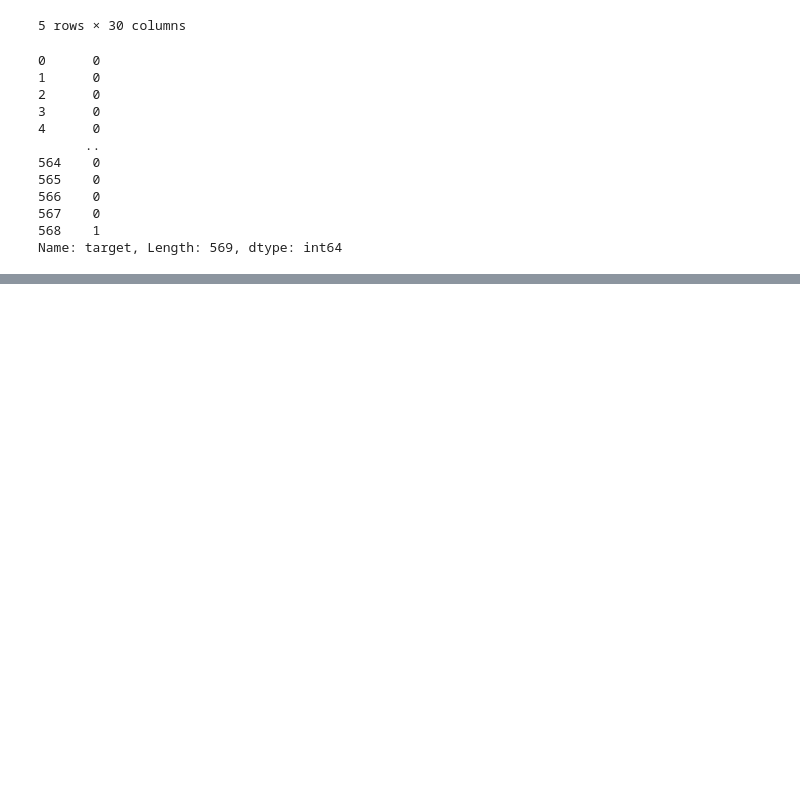
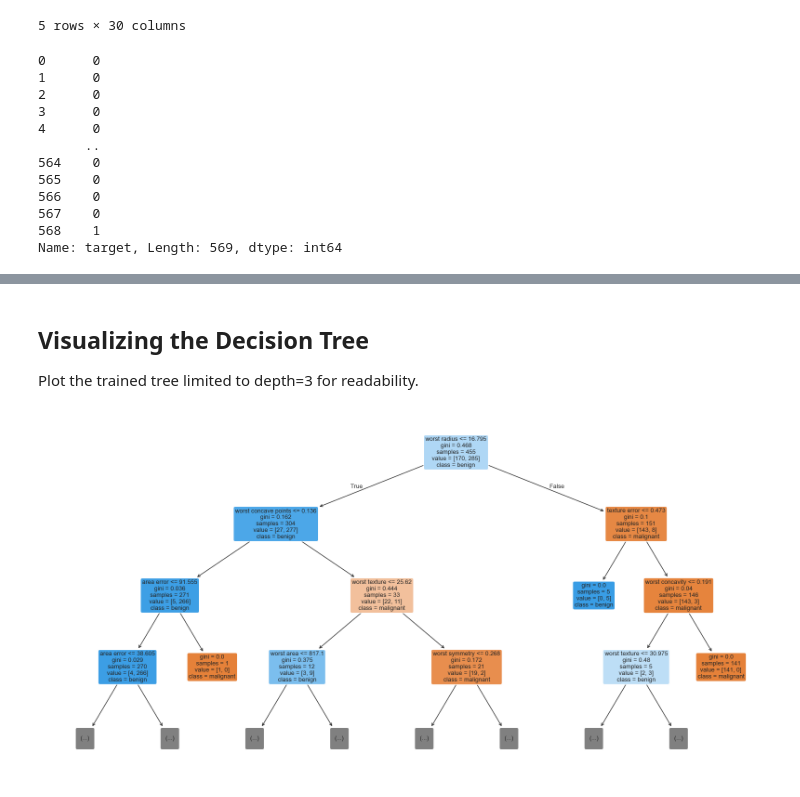
Before and after one commit to t0dd26/CMOR438-Spring-2025, a Jupyter notebook: Supervised ML/Classification/DecisionTreeClassification.ipynb, the cells around one changed output, grey strips where cells are left out. Drawn from its saved outputs; the diff is of its cells as text; code cells hidden in the pictures; blank space fills up the shorter version.

```diff
--- a/Supervised ML/Classification/DecisionTreeClassification.ipynb
+++ b/Supervised ML/Classification/DecisionTreeClassification.ipynb
@@ -56,0 +82,9 @@ Name: target, Length: 569, dtype: int64
+# %%
+clf = DecisionTreeClassifier(random_state=42)
+clf.fit(X_train, y_train)
+y_pred = clf.predict(X_test)
+print(f"Accuracy: {accuracy_score(y_test, y_pred):.3f}")
+print('Confusion Matrix:')
+print(confusion_matrix(y_test, y_pred))
+print('Classification Report:')
+print(classification_report(y_test, y_pred))
@@ -56,0 +105,12 @@ Name: target, Length: 569, dtype: int64
+# %% [markdown]
+## Visualizing the Decision Tree
+Plot the trained tree limited to depth=3 for readability.
+# %%
+plt.figure(figsize=(20,10))
+plot_tree(
+    clf, max_depth=3, feature_names=data.feature_names,
+    class_names=data.target_names, filled=True, rounded=True
+)
+plt.show()
+# %% [output]
+[figure, added]
```
Also changed, not shown: parts of 12 cells of this notebook.
